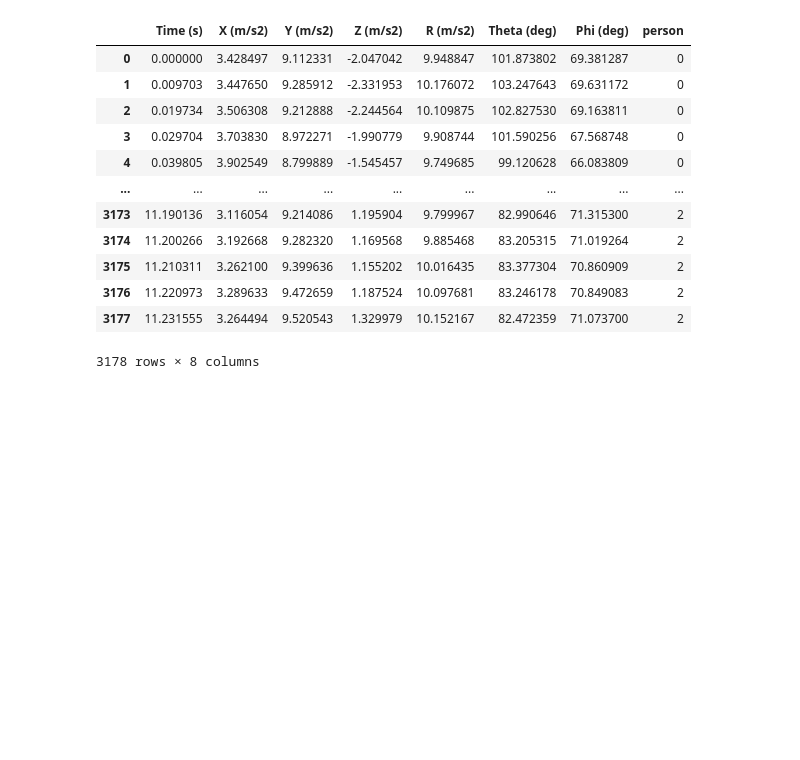
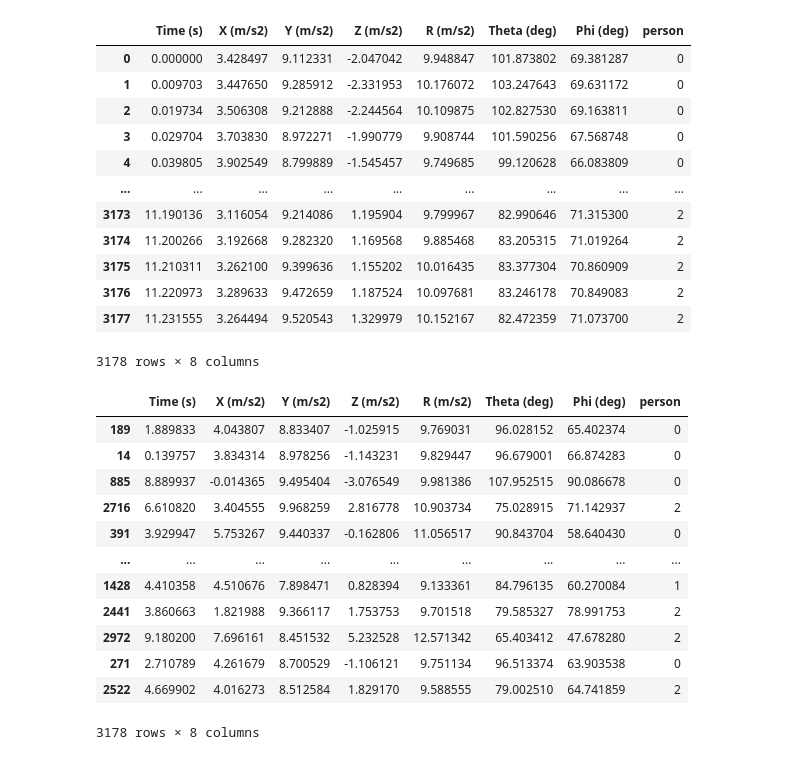
Before and after one commit to MapsaBootCamp/ML1_excercise, a Jupyter notebook: UCI_basketball_naive_bayes.ipynb, the cells around one changed output. Cells and saved outputs as stored; diff of their text form; code cells hidden in the pictures; blank space fills up the shorter version.

```diff
--- a/basketball_naive_bayes.ipynb
+++ b/UCI_basketball_naive_bayes.ipynb
@@ -139,6 +139,24 @@ all_dribblel_dataset
 | 3176 | 11.220973 | 3.289633 | 9.472659 | 1.187524 | 10.097681 | 83.246178 | 70.849083 | 2 |
 | 3177 | 11.231555 | 3.264494 | 9.520543 | 1.329979 | 10.152167 | 82.472359 | 71.073700 | 2 |
 3178 rows × 8 columns
+# %%
+from sklearn.utils import shuffle
+all_dribblel_dataset = shuffle(all_dribblel_dataset, random_state=20)
+all_dribblel_dataset
+# %% [output]
+|  | Time (s) | X (m/s2) | Y (m/s2) | Z (m/s2) | R (m/s2) | Theta (deg) | Phi (deg) | person |
+| 189 | 1.889833 | 4.043807 | 8.833407 | -1.025915 | 9.769031 | 96.028152 | 65.402374 | 0 |
+| 14 | 0.139757 | 3.834314 | 8.978256 | -1.143231 | 9.829447 | 96.679001 | 66.874283 | 0 |
+| 885 | 8.889937 | -0.014365 | 9.495404 | -3.076549 | 9.981386 | 107.952515 | 90.086678 | 0 |
+| 2716 | 6.610820 | 3.404555 | 9.968259 | 2.816778 | 10.903734 | 75.028915 | 71.142937 | 2 |
+| 391 | 3.929947 | 5.753267 | 9.440337 | -0.162806 | 11.056517 | 90.843704 | 58.640430 | 0 |
+| ... | ... | ... | ... | ... | ... | ... | ... | ... |
+| 1428 | 4.410358 | 4.510676 | 7.898471 | 0.828394 | 9.133361 | 84.796135 | 60.270084 | 1 |
+| 2441 | 3.860663 | 1.821988 | 9.366117 | 1.753753 | 9.701518 | 79.585327 | 78.991753 | 2 |
+| 2972 | 9.180200 | 7.696161 | 8.451532 | 5.232528 | 12.571342 | 65.403412 | 47.678280 | 2 |
+| 271 | 2.710789 | 4.261679 | 8.700529 | -1.106121 | 9.751134 | 96.513374 | 63.903538 | 0 |
+| 2522 | 4.669902 | 4.016273 | 8.512584 | 1.829170 | 9.588555 | 79.002510 | 64.741859 | 2 |
+3178 rows × 8 columns
 # %%
 X=all_dribblel_dataset.iloc[:,:-1]
 y=all_dribblel_dataset['person']
```
Also changed, not shown: parts of 3 cells of this notebook, 7 other files.
